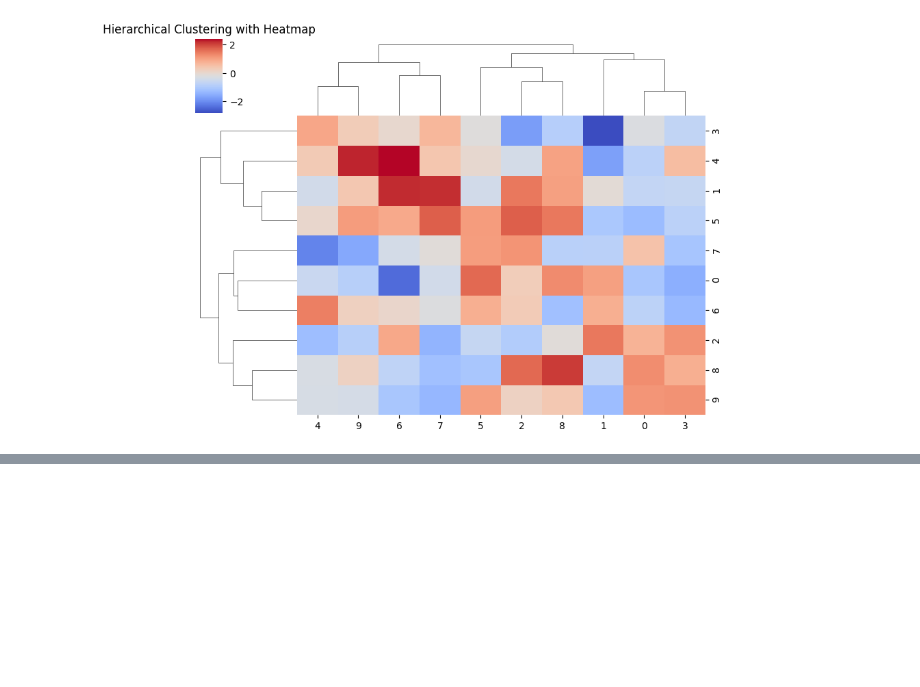
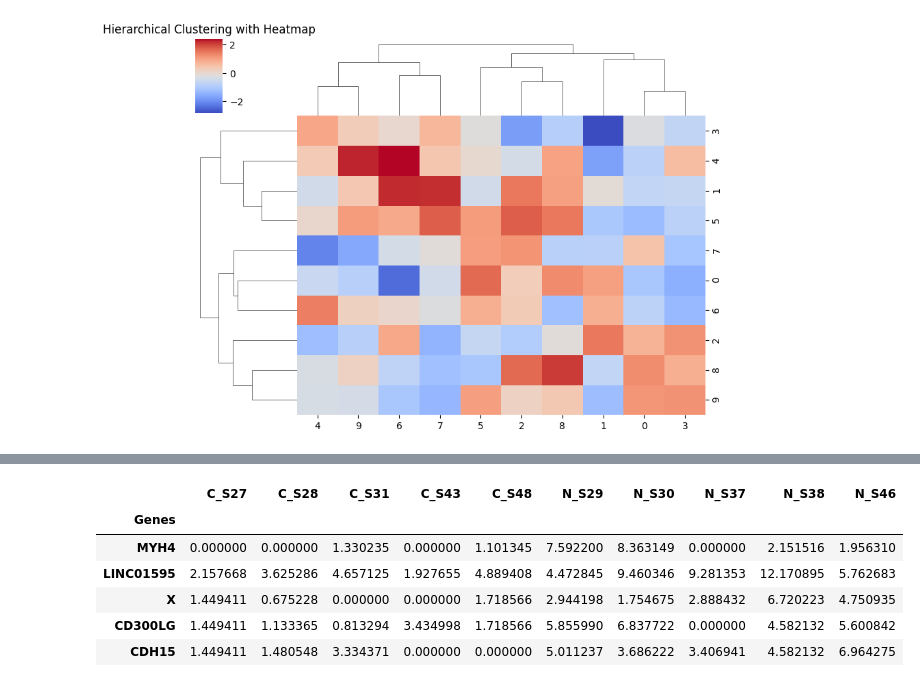
Before and after one commit to zrsteff/CSC587, a Jupyter notebook: Lab 13 - lab_hiearchicalclustering.ipynb, the cells around one changed output, grey strips where cells are left out. Cells and saved outputs as stored; diff of their text form; code cells hidden in the pictures; blank space fills up the shorter version.

```diff
--- a/Lab 13 - lab_hiearchicalclustering.ipynb
+++ b/Lab 13 - lab_hiearchicalclustering.ipynb
@@ -59,3 +60,12 @@ plt.show()
 import pandas as pd
 #please read log_top_counts_nash.csv from the DATA folder and make sure that you reset your index to the first column which goes by "Genes"
 #use head() to make sure you have Genes set index (gene names should work like rownames in R)
+# %%
+import pandas as pd
+
+file_path = '/content/drive/MyDrive/DATA/log_top_counts_nash.csv'
+
+df_nash = pd.read_csv(file_path, index_col='Genes')
+print(f"Successfully loaded data from {file_path}")
+display(df_nash.head())
+# %% [output]
@@ -62,2 +73,9 @@ import pandas as pd
+|  | C_S27 | C_S28 | C_S31 | C_S43 | C_S48 | N_S29 | N_S30 | N_S37 | N_S38 | N_S46 |
+| Genes |  |  |  |  |  |  |  |  |  |  |
+| MYH4 | 0.000000 | 0.000000 | 1.330235 | 0.000000 | 1.101345 | 7.592200 | 8.363149 | 0.000000 | 2.151516 | 1.956310 |
+| LINC01595 | 2.157668 | 3.625286 | 4.657125 | 1.927655 | 4.889408 | 4.472845 | 9.460346 | 9.281353 | 12.170895 | 5.762683 |
+| X | 1.449411 | 0.675228 | 0.000000 | 0.000000 | 1.718566 | 2.944198 | 1.754675 | 2.888432 | 6.720223 | 4.750935 |
+| CD300LG | 1.449411 | 1.133365 | 0.813294 | 3.434998 | 1.718566 | 5.855990 | 6.837722 | 0.000000 | 4.582132 | 5.600842 |
+| CDH15 | 1.449411 | 1.480548 | 3.334371 | 0.000000 | 0.000000 | 5.011237 | 3.686222 | 3.406941 | 4.582132 | 6.964275 |
 # %%
 #please use seaborns clustermap feature to create a heatmap for gene counts from the NASH patients.
```
Also changed, not shown: parts of 4 cells of this notebook.
